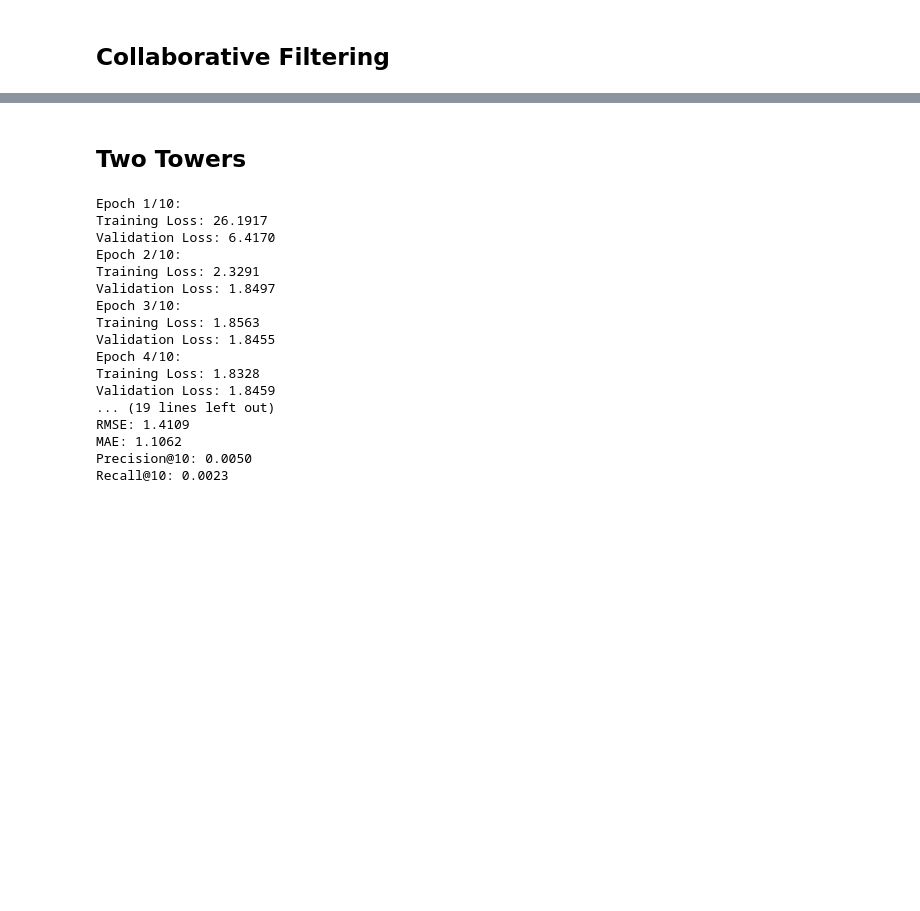
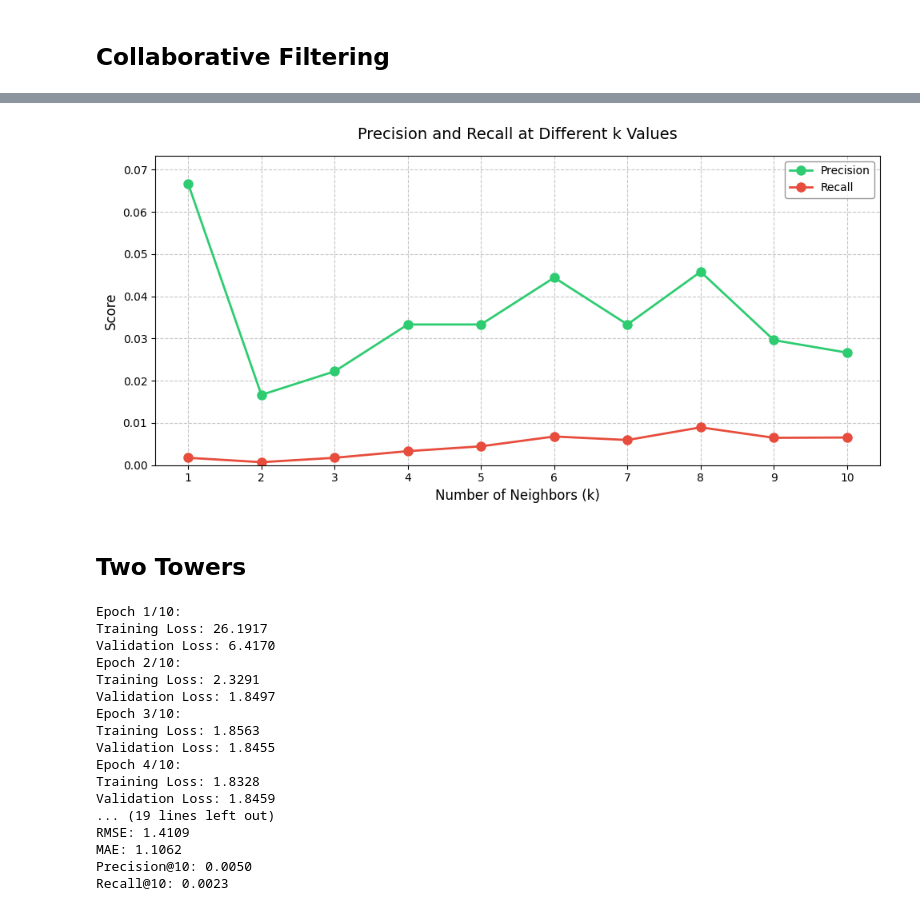
Before and after one commit to kuomat/STAT-4830-vllm-project, a Jupyter notebook: notebooks/evaluation.ipynb, the cells around one changed output, grey strips where cells are left out. Drawn from its saved outputs; the diff is of its cells as text; code cells hidden in the pictures; blank space fills up the shorter version.

```diff
--- a/notebooks/evaluation.ipynb
+++ b/notebooks/evaluation.ipynb
@@ -157,7 +164,7 @@ def precision_recall_at_k(predictions, k=10, threshold=7):
     return avg_precision, avg_recall
 # %%
 # Evaluate the model using train/val split
-def evaluate_cf_model(train_data, val_data, n_users, n_items):
+def evaluate_cf_model(train_data, val_data, n_users, n_items, k=10):
     ## Create training matrix
     train_matrix = np.zeros((n_items, n_users))
     for image_id, user_id, rating in train_data:
@@ -167,10 +174,10 @@ def evaluate_cf_model(train_data, val_data, n_users, n_items):
 
     ## Compute user similarity matrix and perform prediction
     similarity_matrix = compute_user_similarity(train_matrix_sparse.T)
-    predictions = predict_user_cf(train_matrix_sparse.T, similarity_matrix, k=10) ## Fill the sparse matrix with the predicted values
+    predictions = predict_user_cf(train_matrix_sparse.T, similarity_matrix, k=k) ## Fill the sparse matrix with the predicted values
 
     ## Recall and precision @ k
-    precision, recall = precision_recall_at_k(predictions, k=10, threshold=7)
+    precision, recall = precision_recall_at_k(predictions, k=k, threshold=7)
 
     ## Calculate the error
     val_predictions = []
@@ -201,3 +208,28 @@ Recall: 0.0520
+# %%
+## Precision and Recall at different k values
+k_values = [1,2,3,4,5,6,7,8,9,10]
+precision_values = []
+recall_values = []
+
+for k in k_values:
+    rmse, mae, precision, recall = evaluate_cf_model(train_data, val_data, n_users, n_items, k=k)
+    precision_values.append(precision)
+    recall_values.append(recall)
+
+## Plot precision and recall at different k values
+plt.figure(figsize=(10, 5))
+plt.plot(k_values, precision_values, label='Precision', marker='o', linewidth=2, markersize=8, color='#2ecc71')
+plt.plot(k_values, recall_values, label='Recall', marker='o', linewidth=2, markersize=8, color='#e74c3c')
+plt.xlabel('Number of Neighbors (k)', fontsize=12)
+plt.ylabel('Score', fontsize=12)
+plt.title('Precision and Recall at Different k Values', fontsize=14, pad=15)
+plt.grid(True, linestyle='--', alpha=0.7)
+plt.legend(fontsize=10, frameon=True, facecolor='white', edgecolor='gray')
+plt.xticks(k_values)
+plt.ylim(0, max(max(precision_values), max(recall_values)) * 1.1)
+plt.tight_layout()
+# %% [output]
+[figure, added]
 # %% [markdown]
 ## Two Towers
 # %%
```
Also changed, not shown: parts of 7 cells of this notebook.
